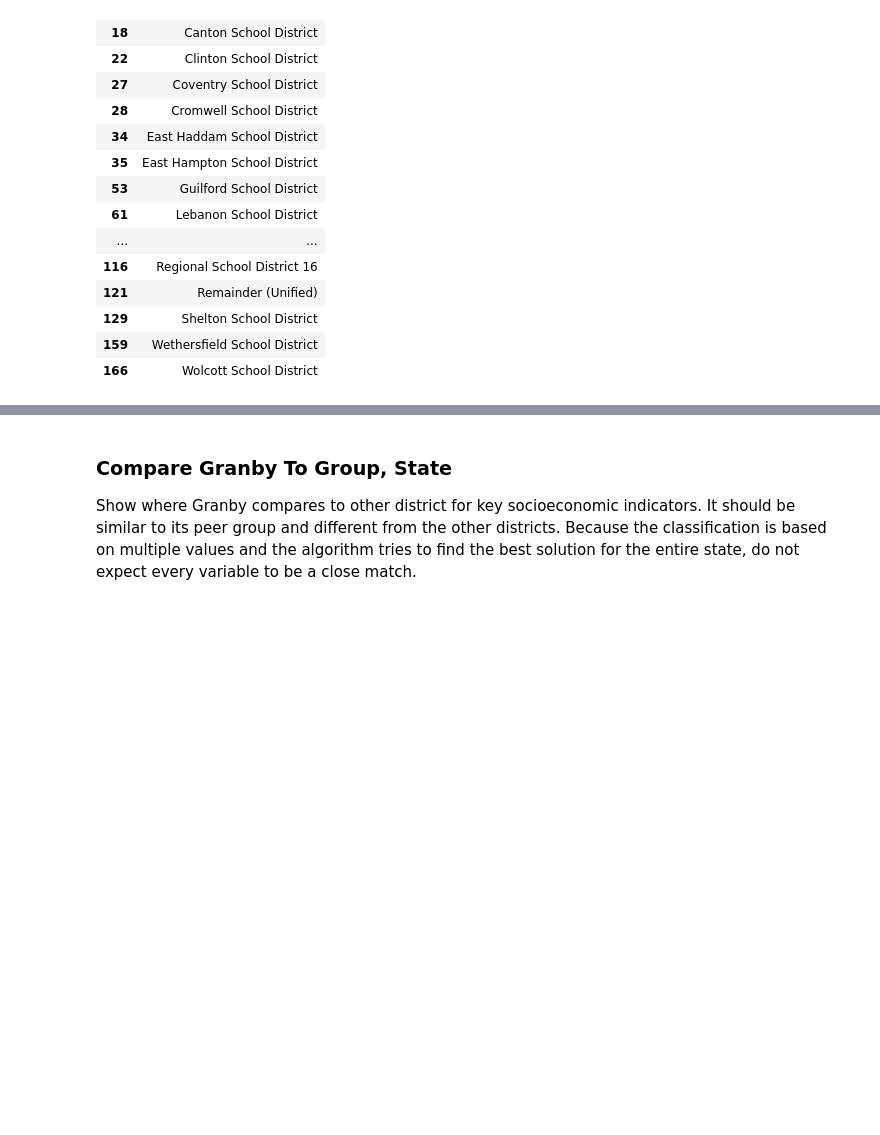
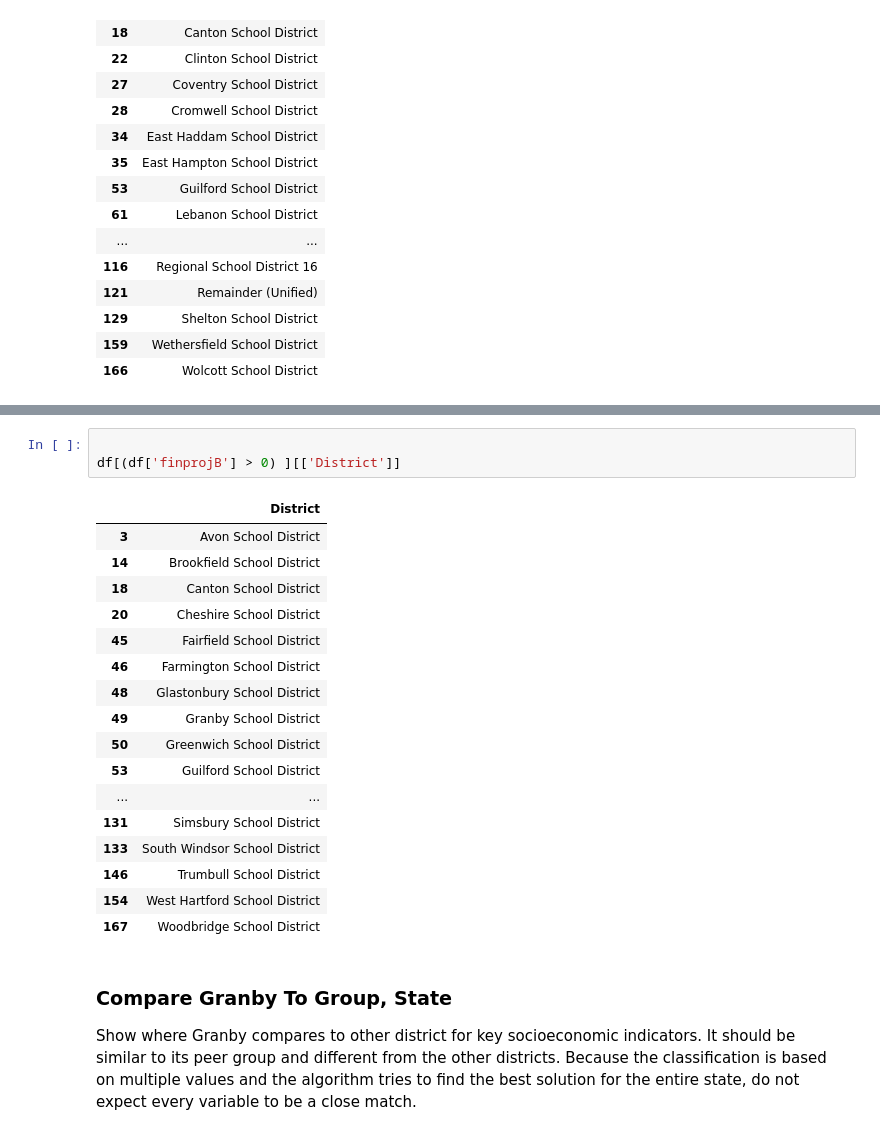
Before and after one commit to jdanke/granby-budget, a Jupyter notebook: demographic benchmark groups.ipynb, the cells around one changed output, grey strips where cells are left out. Drawn from its saved outputs; the diff is of its cells as text; blank space fills up the shorter version.

```diff
--- a/demographic benchmark groups.ipynb
+++ b/demographic benchmark groups.ipynb
@@ -1069,3 +1100,24 @@ df[(df['finproj'] == 0) & (df['peer'] > 0) ][['District']]
+# %%
+
+df[(df['finprojB'] > 0) ][['District']]
+# %% [output]
+|  | District |
+| 3 | Avon School District |
+| 14 | Brookfield School District |
+| 18 | Canton School District |
+| 20 | Cheshire School District |
+| 45 | Fairfield School District |
+| 46 | Farmington School District |
+| 48 | Glastonbury School District |
+| 49 | Granby School District |
+| 50 | Greenwich School District |
+| 53 | Guilford School District |
+| ... | ... |
+| 131 | Simsbury School District |
+| 133 | South Windsor School District |
+| 146 | Trumbull School District |
+| 154 | West Hartford School District |
+| 167 | Woodbridge School District |
 # %% [markdown]
 ### Compare Granby To Group, State
 
```
Also changed, not shown: parts of 11 cells of this notebook, 11 other files.
